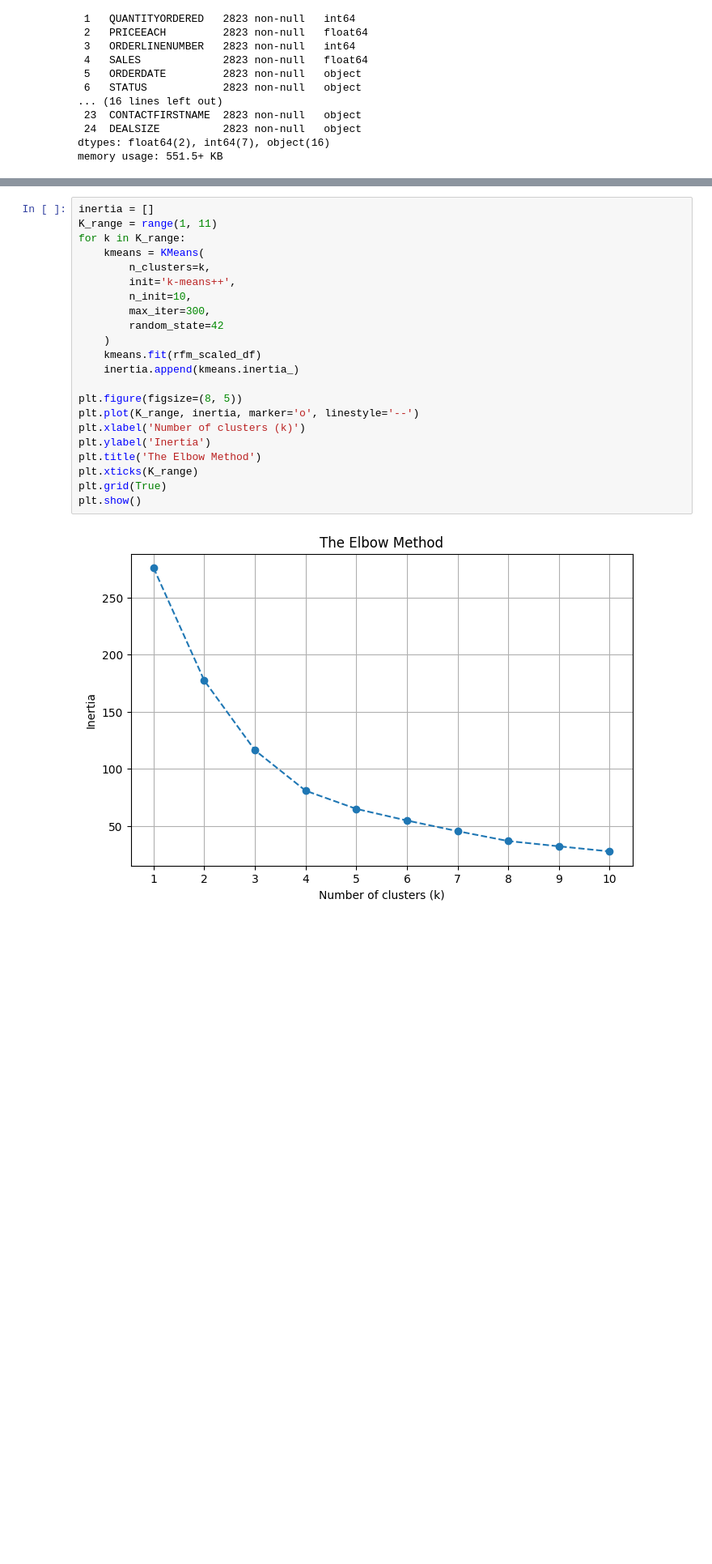
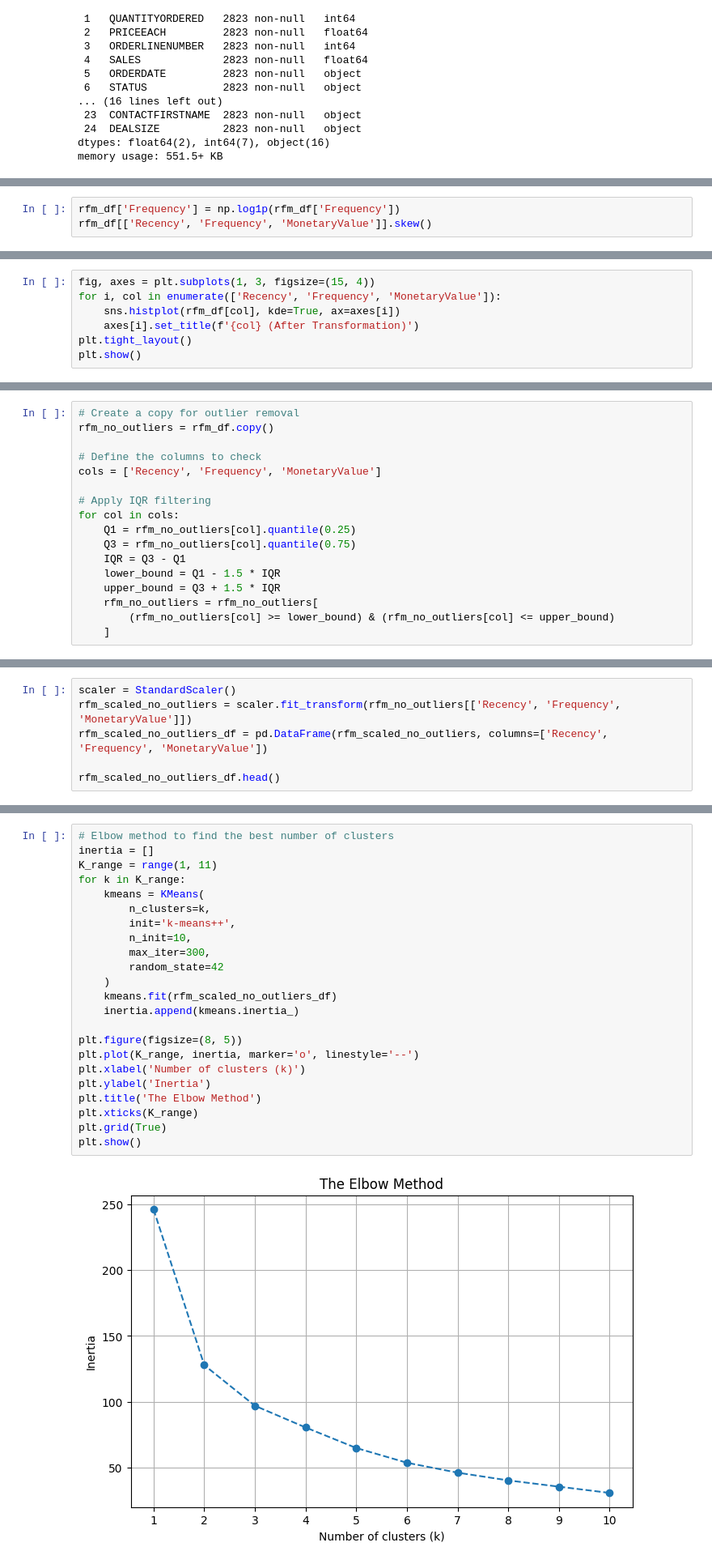
Before and after one commit to silaSaraoglu/customer-clustering, a Jupyter notebook: customer_segmentation_rfm_analysis.ipynb, the cells around one changed output, grey strips where cells are left out. Shown at 81% size. Cells and saved outputs as stored; diff of their text form; blank space fills up the shorter version.

```diff
--- a/customer_segmentation_rfm_analysis.ipynb
+++ b/customer_segmentation_rfm_analysis.ipynb
@@ -111,0 +126,3 @@ plt.show()
+# %%
+rfm_df['Frequency'] = np.log1p(rfm_df['Frequency'])
+rfm_df[['Recency', 'Frequency', 'MonetaryValue']].skew()
@@ -111,0 +137,7 @@ plt.show()
+# %%
+fig, axes = plt.subplots(1, 3, figsize=(15, 4))
+for i, col in enumerate(['Recency', 'Frequency', 'MonetaryValue']):
+    sns.histplot(rfm_df[col], kde=True, ax=axes[i])
+    axes[i].set_title(f'{col} (After Transformation)')
+plt.tight_layout()
+plt.show()
@@ -133,0 +161,17 @@ rfm_scaled_df.head()
+# %%
+# Create a copy for outlier removal
+rfm_no_outliers = rfm_df.copy()
+
+# Define the columns to check
+cols = ['Recency', 'Frequency', 'MonetaryValue']
+
+# Apply IQR filtering
+for col in cols:
+    Q1 = rfm_no_outliers[col].quantile(0.25)
+    Q3 = rfm_no_outliers[col].quantile(0.75)
+    IQR = Q3 - Q1
+    lower_bound = Q1 - 1.5 * IQR
+    upper_bound = Q3 + 1.5 * IQR
+    rfm_no_outliers = rfm_no_outliers[
+        (rfm_no_outliers[col] >= lower_bound) & (rfm_no_outliers[col] <= upper_bound)
+    ]
@@ -133,0 +186,6 @@ rfm_scaled_df.head()
+# %%
+scaler = StandardScaler()
+rfm_scaled_no_outliers = scaler.fit_transform(rfm_no_outliers[['Recency', 'Frequency', 'MonetaryValue']])
+rfm_scaled_no_outliers_df = pd.DataFrame(rfm_scaled_no_outliers, columns=['Recency', 'Frequency', 'MonetaryValue'])
+
+rfm_scaled_no_outliers_df.head()
@@ -134,24 +201,25 @@ rfm_scaled_df.head()
 # %%
+# Elbow method to find the best number of clusters
 inertia = []
 K_range = range(1, 11)
 for k in K_range:
     kmeans = KMeans(
         n_clusters=k,
         init='k-means++',
         n_init=10,
         max_iter=300,
         random_state=42
     )
-    kmeans.fit(rfm_scaled_df)
+    kmeans.fit(rfm_scaled_no_outliers_df)
     inertia.append(kmeans.inertia_)
 
 plt.figure(figsize=(8, 5))
 plt.plot(K_range, inertia, marker='o', linestyle='--')
 plt.xlabel('Number of clusters (k)')
 plt.ylabel('Inertia')
 plt.title('The Elbow Method')
 plt.xticks(K_range)
 plt.grid(True)
 plt.show()
 # %% [output]
-[figure, old version]
+[figure, new version]
```
Also changed, not shown: parts of 35 cells of this notebook.
